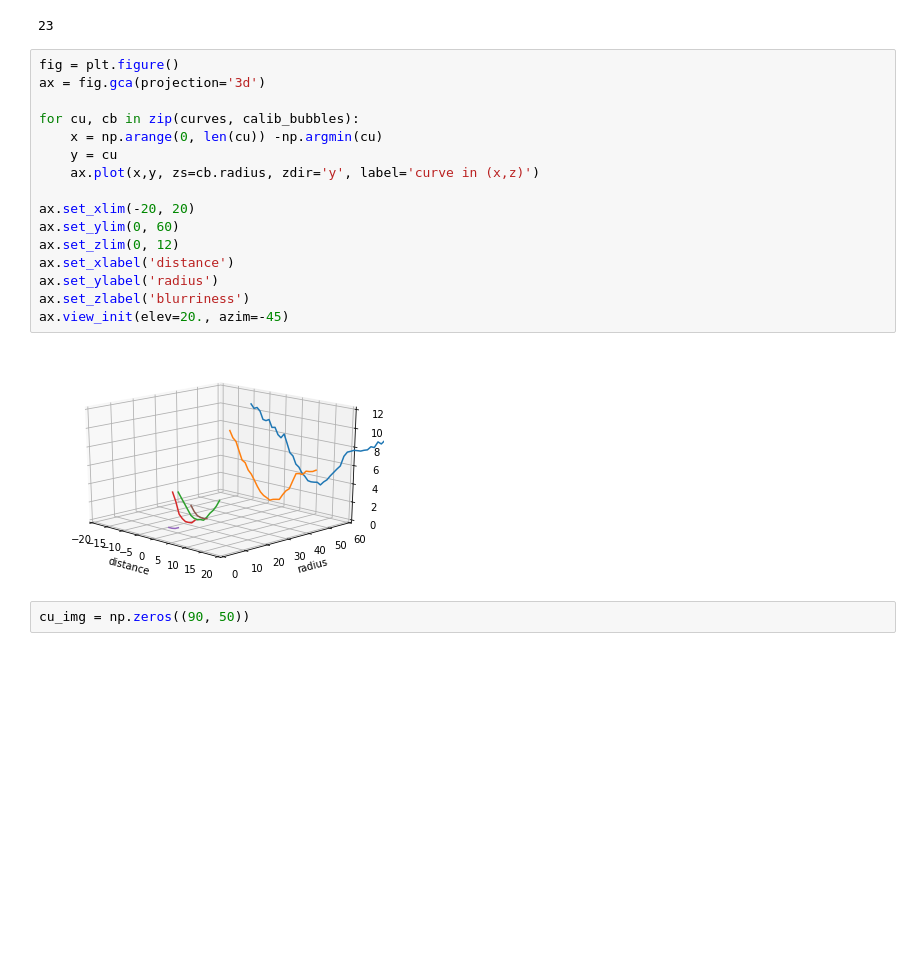
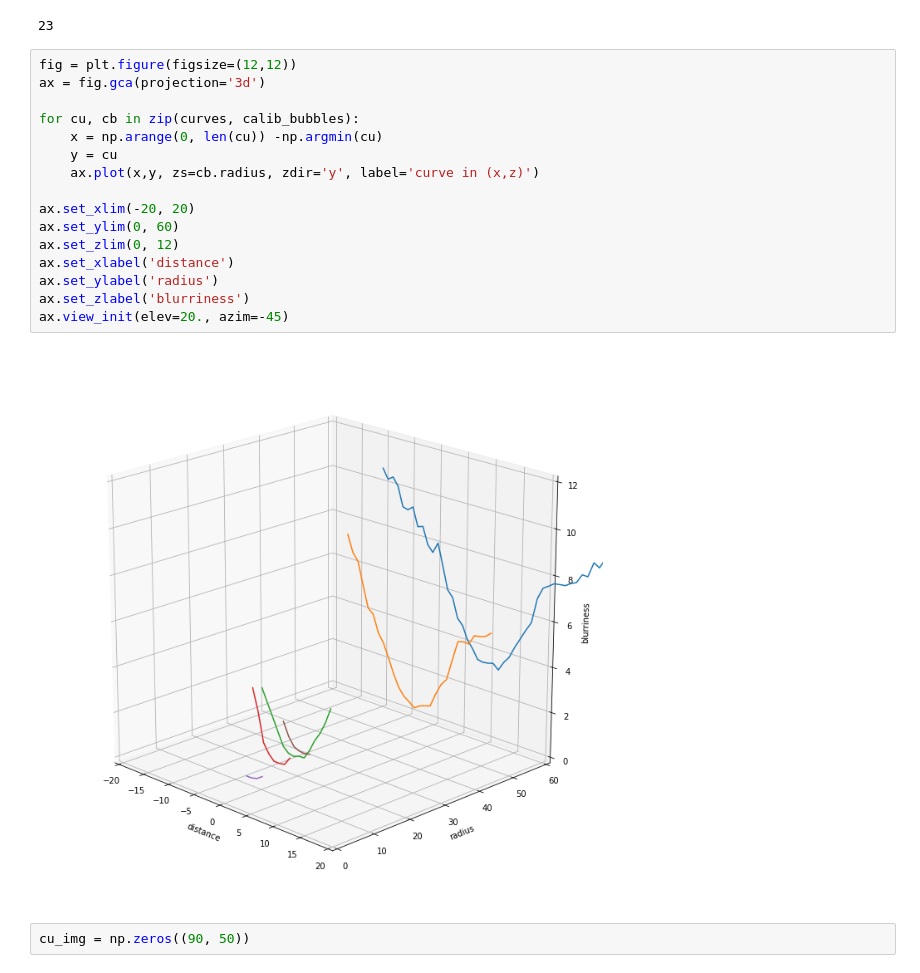
Before and after one commit to zazizizou/gradient_ansatz, a Jupyter notebook: DoF_cailb.ipynb, the cells around one changed output. Cells and saved outputs as stored; diff of their text form; blank space fills up the shorter version.

```diff
--- a/DoF_cailb.ipynb
+++ b/DoF_cailb.ipynb
@@ -160,23 +160,23 @@ np.argmin(curves[0])
 # %% [output]
 23
 # %%
-fig = plt.figure()
+fig = plt.figure(figsize=(12,12))
 ax = fig.gca(projection='3d')
 
 for cu, cb in zip(curves, calib_bubbles):
     x = np.arange(0, len(cu)) -np.argmin(cu)
     y = cu
     ax.plot(x,y, zs=cb.radius, zdir='y', label='curve in (x,z)')
 
 ax.set_xlim(-20, 20)
 ax.set_ylim(0, 60)
 ax.set_zlim(0, 12)
 ax.set_xlabel('distance')
 ax.set_ylabel('radius')
 ax.set_zlabel('blurriness')
 ax.view_init(elev=20., azim=-45)
 # %% [output]
-[figure, old version]
+[figure, new version]
 # %%
 cu_img = np.zeros((90, 50))
 # %%
```
Also changed, not shown: parts of 28 cells of this notebook, 1 other file.
